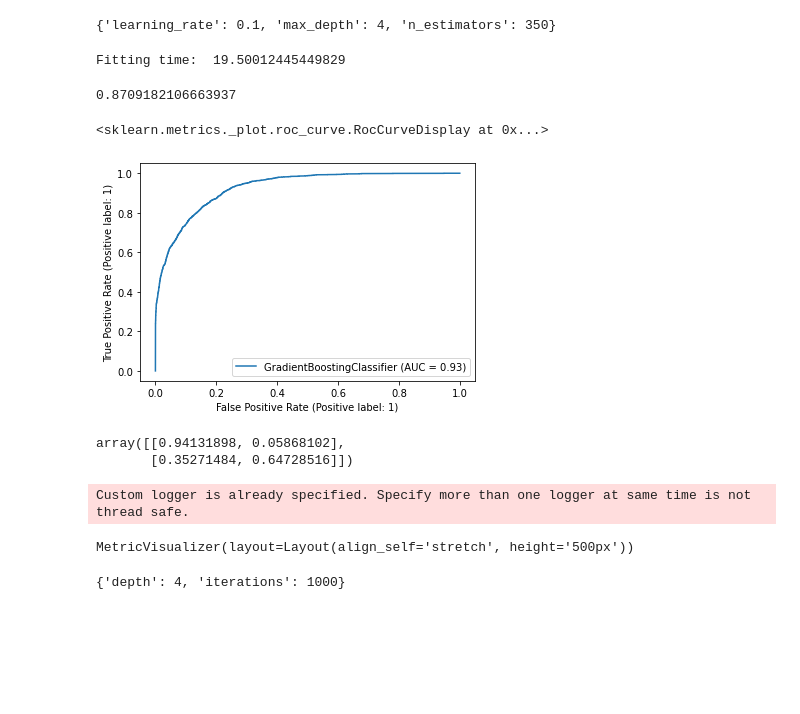
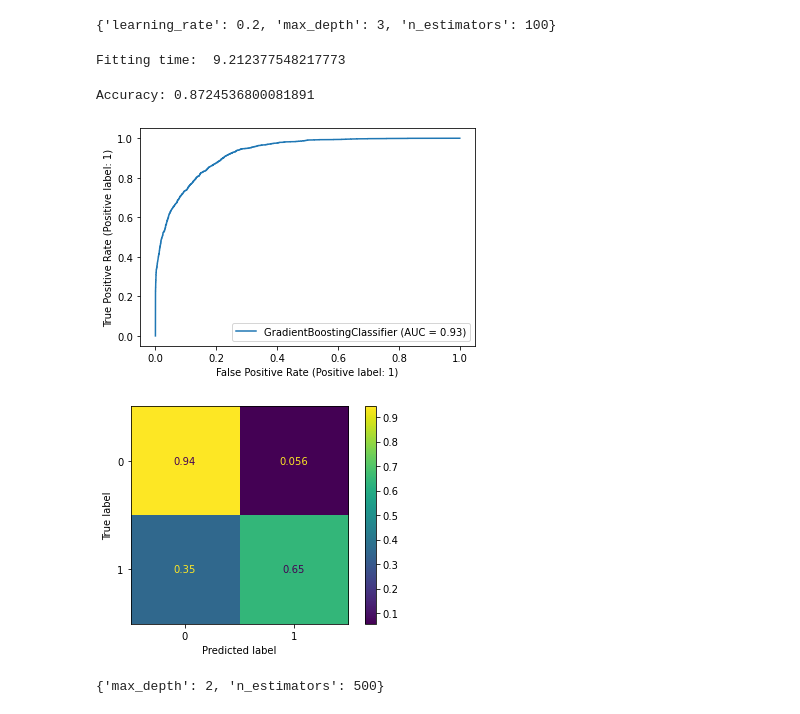
Before and after one commit to nefrank/replica-analytics-questions-mle, a Jupyter notebook: USCensus.ipynb, the cells around one changed output. Saved outputs shown, nothing was run; the diff lists cells and outputs as text; code cells hidden in the pictures; blank space fills up the shorter version.

```diff
--- a/USCensus.ipynb
+++ b/USCensus.ipynb
@@ -55,19 +57,15 @@ y_enc = label_encoder.fit_transform(y)
 X_train, X_test, y_train, y_test = train_test_split(X,y,test_size=0.2, random_state=1)
 X_train_enc, X_test_enc, y_train_enc, y_test_enc = train_test_split(X_enc,y_enc,test_size=0.2, random_state=1)
 # %%
-scoring = {'accuracy': make_scorer(accuracy_score),
-           'f1': make_scorer(f1_score)}
+scoring = {'accuracy': make_scorer(accuracy_score)}
 
 parameters = {
-    "learning_rate": [0.01,0.05,0.1],
-    "max_depth":[2,3,4,5],
-    "n_estimators": np.linspace(100,500,9,dtype=int)
+    "learning_rate": [0.05, 0.1, 0.2, 0.5],
+    "max_depth":[3,4,5],
+    "n_estimators": [100,200,300,400,500]
 }
-clf = GridSearchCV(GradientBoostingClassifier(), parameters,scoring=scoring,refit=False,cv=5, n_jobs=-1)
 
-clf.fit(X_train_enc, y_train_enc)
-df=pd.DataFrame.from_dict(clf.cv_results_)
+gbc_gs = GridSearchCV(GradientBoostingClassifier(), parameters,scoring=scoring,refit=False,cv=5, n_jobs=-1)
+
+gbc_gs.fit(X_train_enc, y_train_enc)
+gbc_df = pd.DataFrame.from_dict(gbc_gs.cv_results_)
-# %%
-df.loc[df['mean_test_accuracy'].idxmax()]['params']
-# %% [output]
-{'learning_rate': 0.1, 'max_depth': 4, 'n_estimators': 350}
@@ -74,45 +78,26 @@ df.loc[df['mean_test_accuracy'].idxmax()]['params']
+# %%
+get_best_params(gbc_df)
+# %% [output]
+{'learning_rate': 0.2, 'max_depth': 3, 'n_estimators': 100}
 # %%
 start = time()
-clf = GradientBoostingClassifier(learning_rate=0.1,max_depth=4,n_estimators=350)
-clf.fit(X_train_enc,y_train_enc)
+gbc = GradientBoostingClassifier(learning_rate=0.1,max_depth=4,n_estimators=200)
+gbc.fit(X_train_enc,y_train_enc)
 end = time()
 print("Fitting time: ",end-start)
-y_pred = clf.predict(X_test_enc)
-accuracy_score(y_test_enc,y_pred)
 # %% [output]
-Fitting time:  19.50012445449829
+Fitting time:  9.212377548217773
-0.8709182106663937
+# %%
+def evaluate_model(model,X_test,y_test):
+    y_pred = model.predict(X_test)
+    print("Accuracy:",accuracy_score(y_test,y_pred))
+    plot_roc_curve(model,X_test,y_test)
+    plot_confusion_matrix(model, X_test, y_test,normalize='true')
 # %%
-plot_roc_curve(clf,X_test_enc,y_test_enc)
+evaluate_model(gbc,X_test_enc,y_test_enc)
 # %% [output]
-<sklearn.metrics._plot.roc_curve.RocCurveDisplay at 0x...>
+Accuracy: 0.8724536800081891
 [figure]
+[figure, added]
-# %%
-confusion_matrix(y_test_enc,y_pred,normalize='true')
-# %% [output]
-array([[0.94131898, 0.05868102],
-       [0.35271484, 0.64728516]])
 # %%
 import catboost as cb
-# %%
-model = cb.CatBoostClassifier(logging_level='Silent',eval_metric = 'Accuracy',cat_features=[1,3,4,5,6,7,8,10])
-
-grid = {
-        'depth': [2, 3, 4, 5],
-        'n_estimators': np.linspace(100,1000,9,dtype=int)
-        }
-
-grid_search_result = model.grid_search(grid,
-                                       X=X_train,
-                                       y=y_train,
-                                       cv=5,
-                                       verbose=False,
-                                       plot=True
-                                       )
-# %% [output]
-Custom logger is already specified. Specify more than one logger at same time is not thread safe.
-MetricVisualizer(layout=Layout(align_self='stretch', height='500px'))
-# %%
-grid_search_result['params']
-# %% [output]
-{'depth': 4, 'iterations': 1000}
@@ -123 +118,5 @@ test_dataset = cb.Pool(X_test,y_test,cat_features=cat_features_indices)
+# %%
+get_best_params(cbc_df)
+# %% [output]
+{'max_depth': 2, 'n_estimators': 500}
 # %%
```
Also changed, not shown: parts of 8 cells of this notebook, 1 other file.
